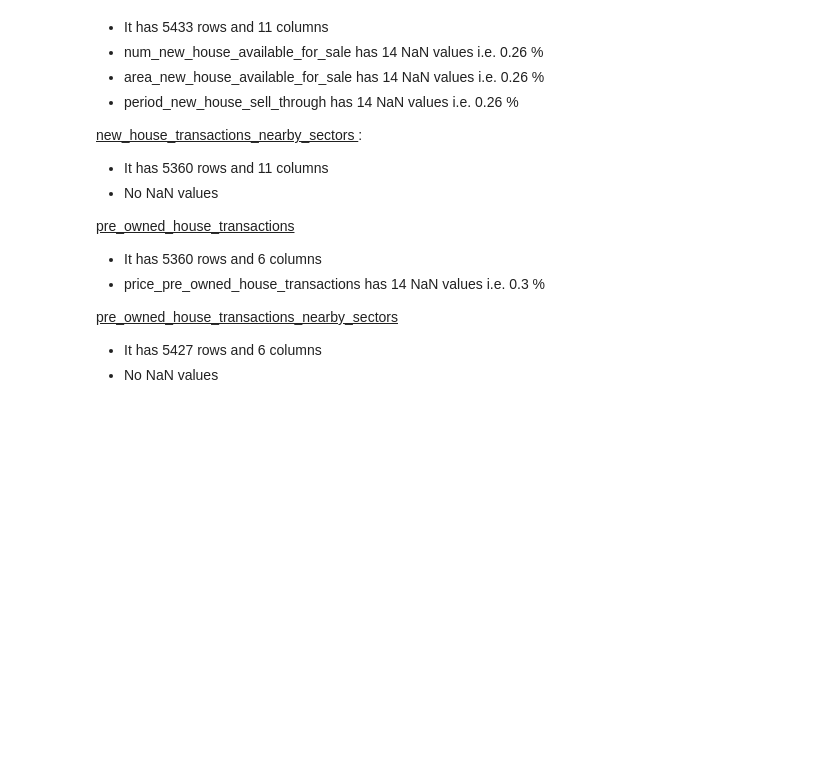
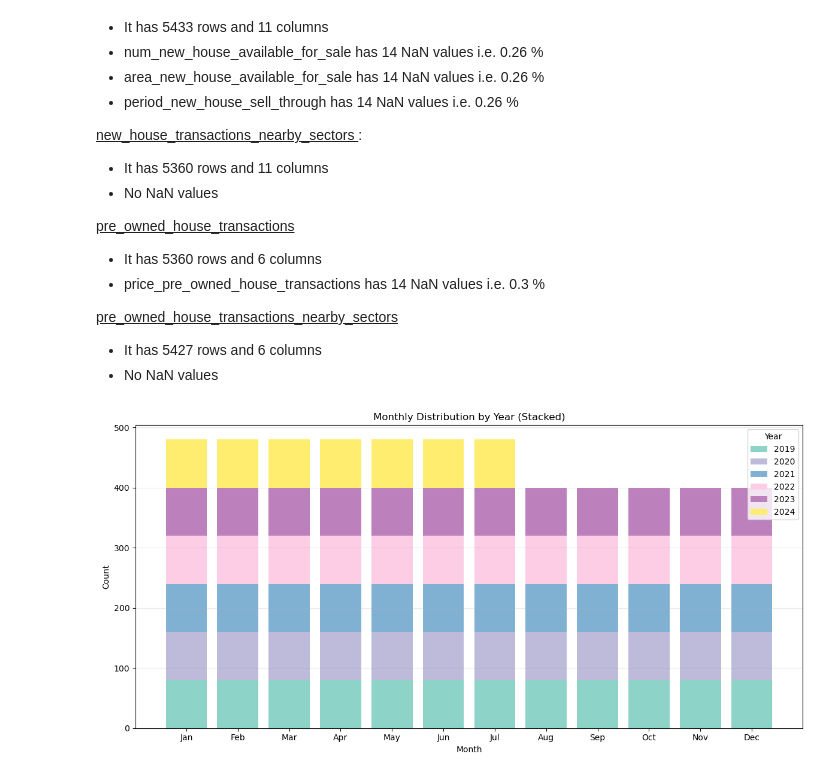
Before and after one commit to dkroy1746/kaggle_china_real_estate, a Jupyter notebook: first_visual_data.ipynb, the cells around one changed output. Cells and saved outputs as stored; diff of their text form; code cells hidden in the pictures; blank space fills up the shorter version.

Commit message:
Added some plots as example

```diff
--- a/first_visual_data.ipynb
+++ b/first_visual_data.ipynb
@@ -107,3 +101,53 @@ price_pre_owned_house_transactions_nearby_sectors has 0 NaN values i.e. 0.0 %
   <u> pre_owned_house_transactions_nearby_sectors </u>
   - It has 5427 rows and 6 columns
   - No NaN values
+# %%
+pre_owned_house_transactions["ts"] = pd.to_datetime(pre_owned_house_transactions['month'], format='%Y-%b')
+pre_owned_house_transactions["month"] = pre_owned_house_transactions["ts"].dt.month
+pre_owned_house_transactions["year"] = pre_owned_house_transactions["ts"].dt.year
+# %%
+monthly_counts = pre_owned_house_transactions.groupby(['year', 'month']).size().unstack(fill_value=0)
+# %%
+plt.ion()
+
+plt.figure(figsize=(12, 6))
+
+# Get unique years for colors
+years = monthly_counts.index
+colors = plt.cm.Set3(np.linspace(0, 1, len(years)))  # Use Set3 colormap
+
+# Create stacked bars
+bottom = np.zeros(12)  # 12 months
+width = 0.8
+
+for i, year in enumerate(years):
+    # Get data for this year (fill missing months with 0)
+    year_data = []
+    for month in range(1, 13):
+        if month in monthly_counts.columns:
+            year_data.append(monthly_counts.loc[year, month])
+        else:
+            year_data.append(0)
+
+    plt.bar(range(1, 13), year_data, bottom=bottom,
+            label=str(year), color=colors[i], width=width)
+
+    # Update bottom for next stack
+    bottom += year_data
+
+# Customize the plot
+month_names = ['Jan', 'Feb', 'Mar', 'Apr', 'May', 'Jun',
+               'Jul', 'Aug', 'Sep', 'Oct', 'Nov', 'Dec']
+
+plt.xlabel('Month')
+plt.ylabel('Count')
+plt.title('Monthly Distribution by Year (Stacked)')
+plt.xticks(range(1, 13), month_names)
+plt.legend(title='Year')
+plt.grid(axis='y', alpha=0.3)
+
+# Adjust layout and show
+plt.tight_layout()
+plt.show()
+# %% [output]
+[figure, added]
```
Also changed, not shown: parts of 6 cells of this notebook.
